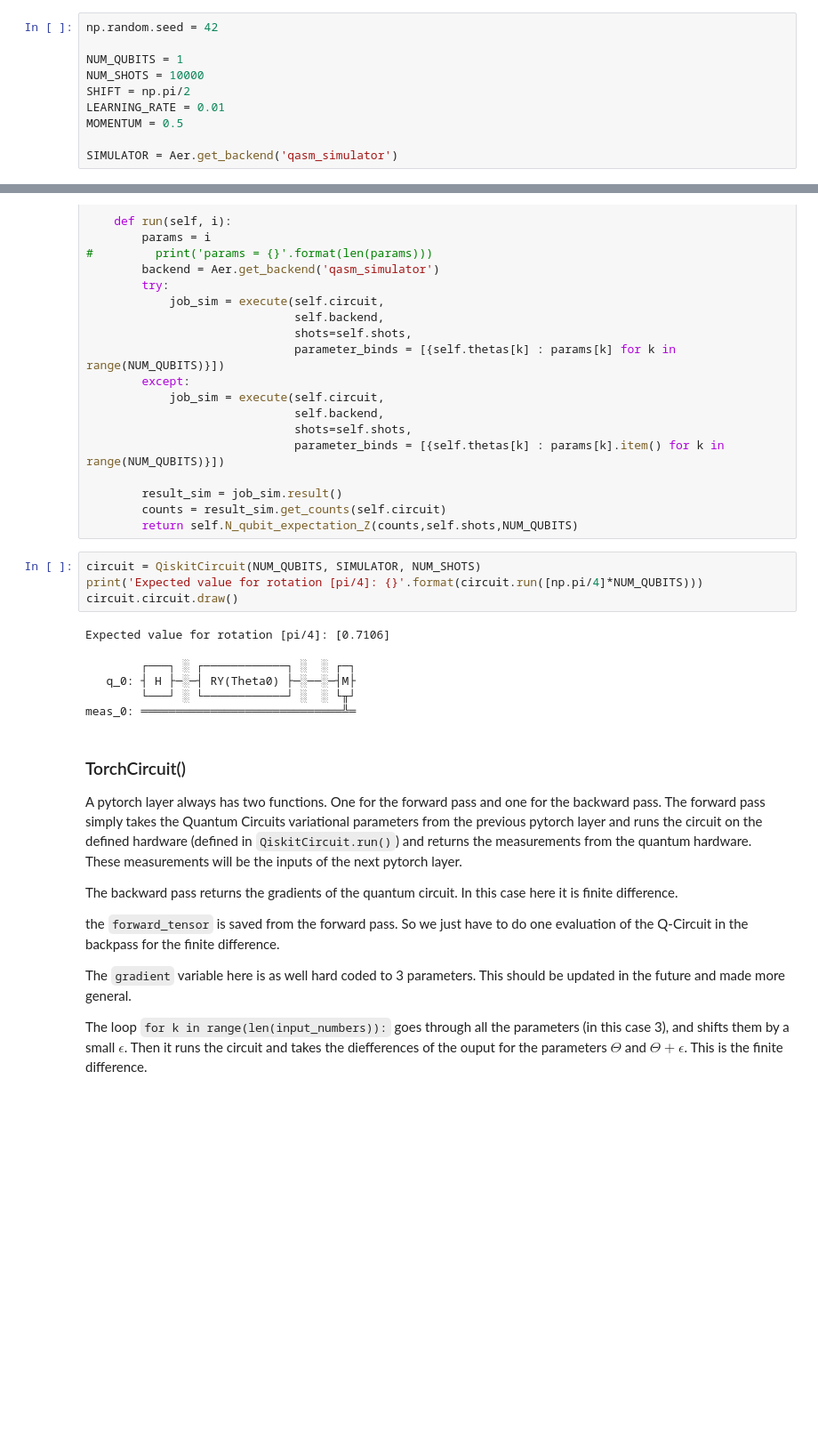
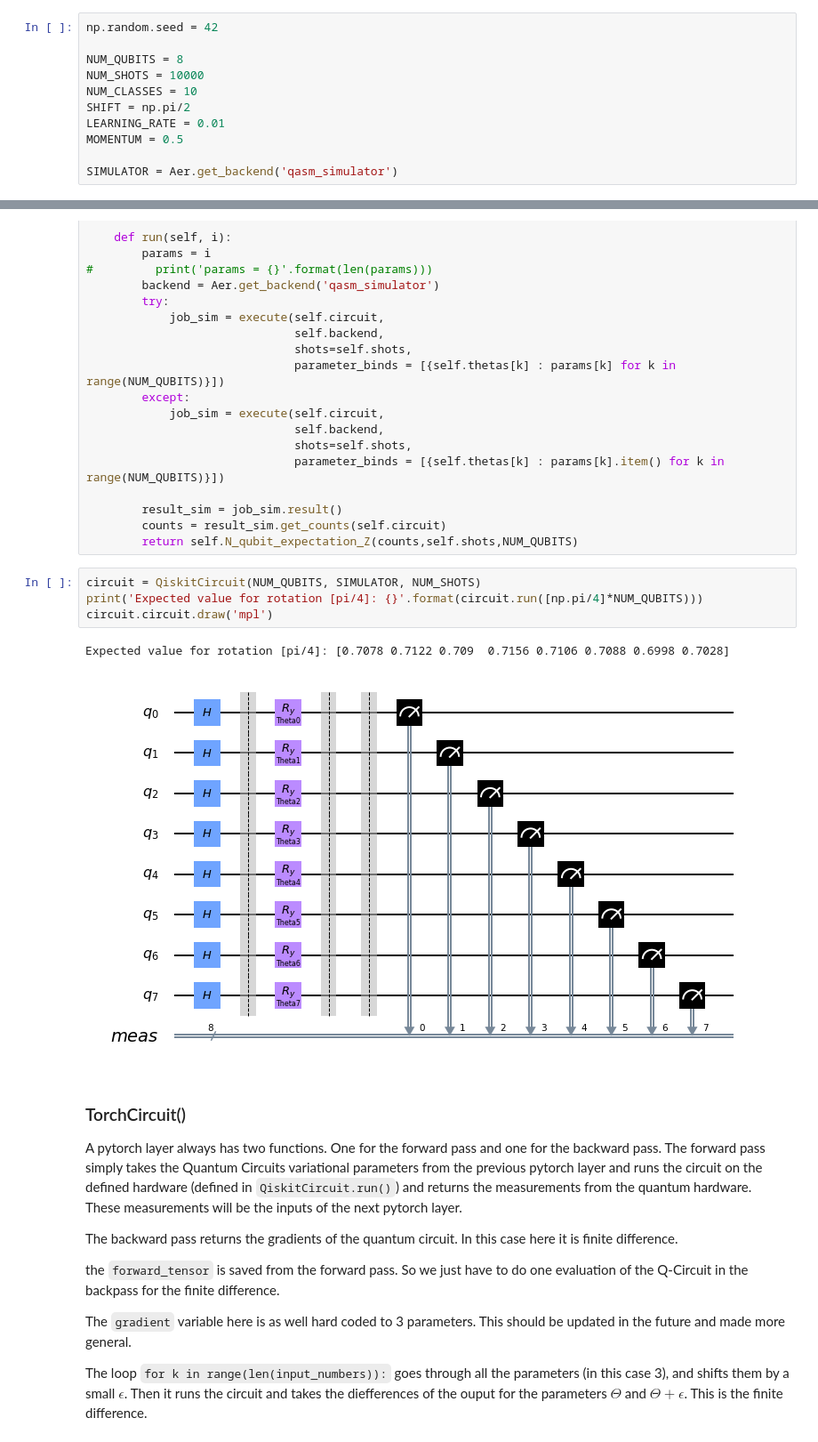
Before and after one commit to qiyaoliang/Quantum-Deep-Learning, a Jupyter notebook: MNIST/mnist-ryN-v2.ipynb, the cells around one changed output, grey strips where cells are left out. Shown at 89% size. Saved outputs shown, nothing was run; the diff lists cells and outputs as text; blank space fills up the shorter version.

```diff
--- a/MNIST/mnist-ryN-v2.ipynb
+++ b/MNIST/mnist-ryN-v2.ipynb
@@ -35,8 +22,9 @@ from matplotlib import pyplot as plt
 # %%
 np.random.seed = 42
 
-NUM_QUBITS = 1
+NUM_QUBITS = 8
 NUM_SHOTS = 10000
+NUM_CLASSES = 10
 SHIFT = np.pi/2
 LEARNING_RATE = 0.01
 MOMENTUM = 0.5
@@ -108,13 +96,10 @@ class QiskitCircuit():
 # %%
 circuit = QiskitCircuit(NUM_QUBITS, SIMULATOR, NUM_SHOTS)
 print('Expected value for rotation [pi/4]: {}'.format(circuit.run([np.pi/4]*NUM_QUBITS)))
-circuit.circuit.draw()
+circuit.circuit.draw('mpl')
 # %% [output]
-Expected value for rotation [pi/4]: [0.7106]
+Expected value for rotation [pi/4]: [0.7078 0.7122 0.709  0.7156 0.7106 0.7088 0.6998 0.7028]
-        ┌───┐ ░ ┌────────────┐ ░  ░ ┌─┐
-   q_0: ┤ H ├─░─┤ RY(Theta0) ├─░──░─┤M├
-        └───┘ ░ └────────────┘ ░  ░ └╥┘
-meas_0: ═════════════════════════════╩═
+[figure, added]
 # %% [markdown]
 ### TorchCircuit()
 
```
Also changed, not shown: parts of 10 cells of this notebook, 3 other files.
